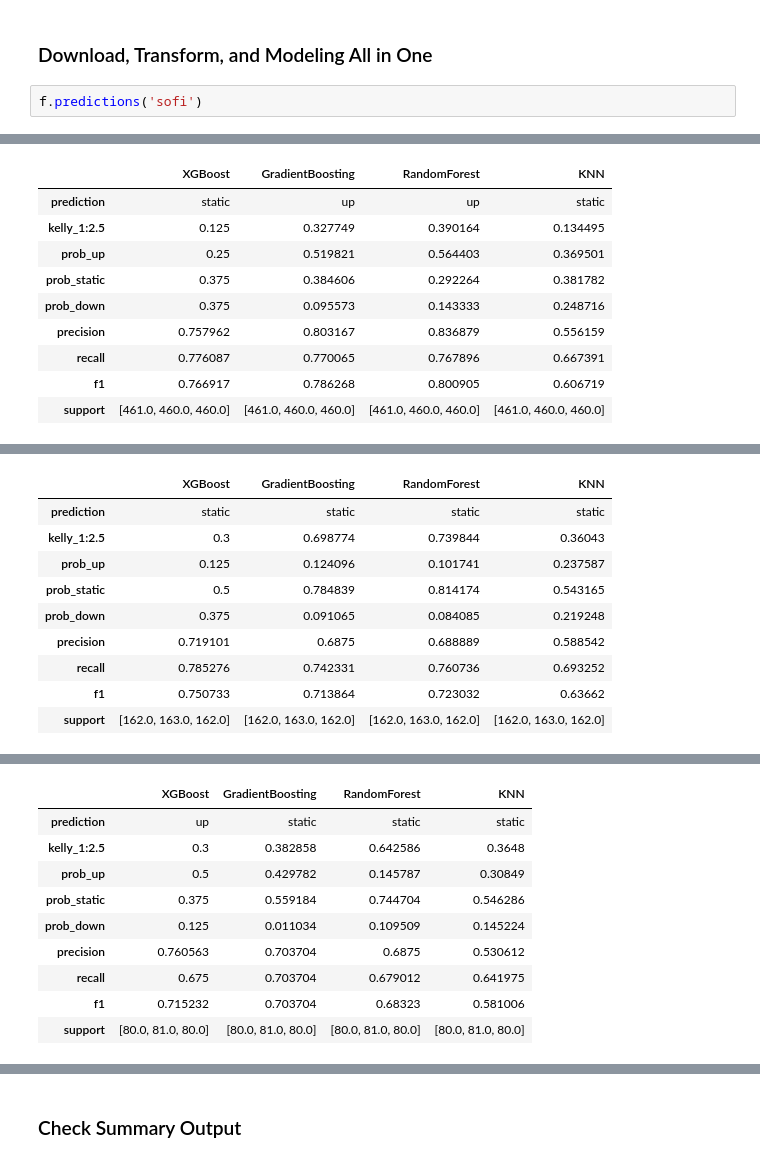
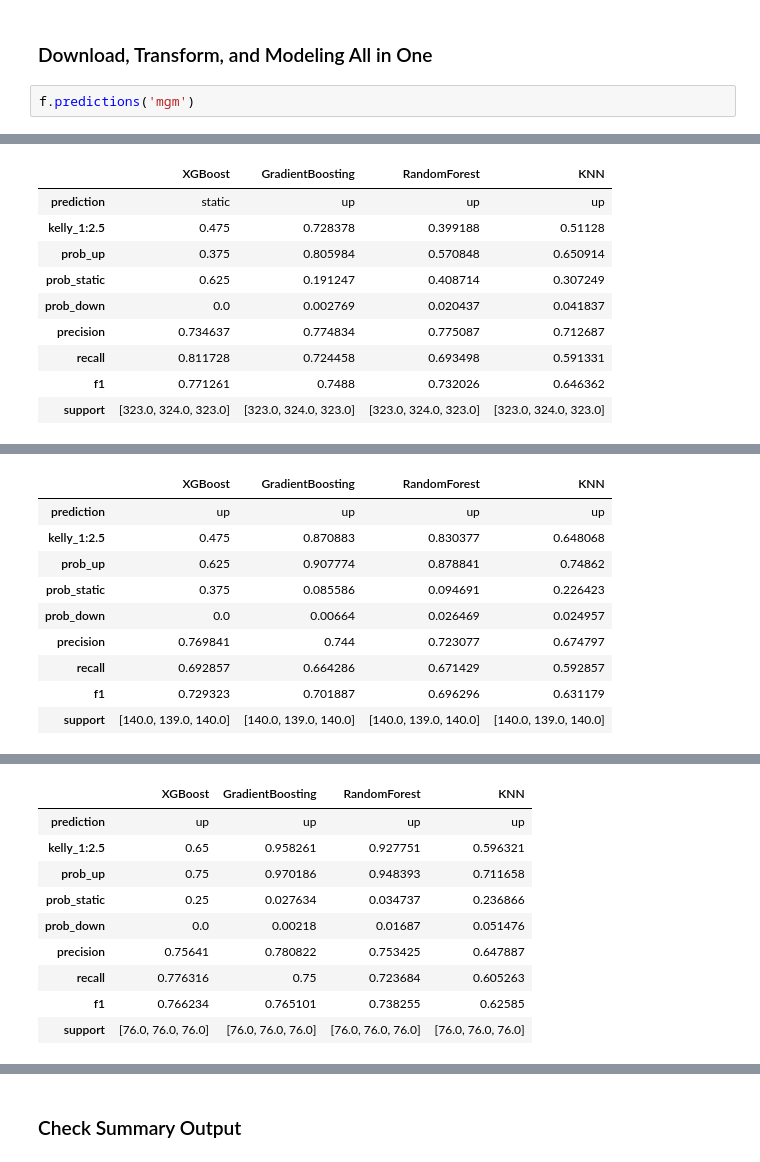
Before and after one commit to yuchild/stock_production, a Jupyter notebook: stock_next_time_frame_predictor.ipynb, the cells around one changed output, grey strips where cells are left out. Cells and saved outputs as stored; diff of their text form.

```diff
--- a/stock_next_time_frame_predictor.ipynb
+++ b/stock_next_time_frame_predictor.ipynb
@@ -40,5 +40,5 @@ from src import functions as f
 # %% [markdown]
 ### Download, Transform, and Modeling All in One
 # %%
-f.predictions('sofi')
+f.predictions('mgm')
 # %% [output]
@@ -46,10 +46,10 @@ SOFI 5m Interval Timestamp: 2024-10-18 15:39:56
 |  | XGBoost | GradientBoosting | RandomForest | KNN |
-| prediction | static | up | up | static |
-| kelly_1:2.5 | 0.125 | 0.327749 | 0.390164 | 0.134495 |
-| prob_up | 0.25 | 0.519821 | 0.564403 | 0.369501 |
-| prob_static | 0.375 | 0.384606 | 0.292264 | 0.381782 |
-| prob_down | 0.375 | 0.095573 | 0.143333 | 0.248716 |
-| precision | 0.757962 | 0.803167 | 0.836879 | 0.556159 |
-| recall | 0.776087 | 0.770065 | 0.767896 | 0.667391 |
-| f1 | 0.766917 | 0.786268 | 0.800905 | 0.606719 |
-| support | [461.0, 460.0, 460.0] | [461.0, 460.0, 460.0] | [461.0, 460.0, 460.0] | [461.0, 460.0, 460.0] |
+| prediction | static | up | up | up |
+| kelly_1:2.5 | 0.475 | 0.728378 | 0.399188 | 0.51128 |
+| prob_up | 0.375 | 0.805984 | 0.570848 | 0.650914 |
+| prob_static | 0.625 | 0.191247 | 0.408714 | 0.307249 |
+| prob_down | 0.0 | 0.002769 | 0.020437 | 0.041837 |
+| precision | 0.734637 | 0.774834 | 0.775087 | 0.712687 |
+| recall | 0.811728 | 0.724458 | 0.693498 | 0.591331 |
+| f1 | 0.771261 | 0.7488 | 0.732026 | 0.646362 |
+| support | [323.0, 324.0, 323.0] | [323.0, 324.0, 323.0] | [323.0, 324.0, 323.0] | [323.0, 324.0, 323.0] |
@@ -57,10 +57,10 @@ SOFI 15m Interval Timestamp: 2024-10-18 15:40:03
 |  | XGBoost | GradientBoosting | RandomForest | KNN |
-| prediction | static | static | static | static |
-| kelly_1:2.5 | 0.3 | 0.698774 | 0.739844 | 0.36043 |
-| prob_up | 0.125 | 0.124096 | 0.101741 | 0.237587 |
-| prob_static | 0.5 | 0.784839 | 0.814174 | 0.543165 |
-| prob_down | 0.375 | 0.091065 | 0.084085 | 0.219248 |
-| precision | 0.719101 | 0.6875 | 0.688889 | 0.588542 |
-| recall | 0.785276 | 0.742331 | 0.760736 | 0.693252 |
-| f1 | 0.750733 | 0.713864 | 0.723032 | 0.63662 |
-| support | [162.0, 163.0, 162.0] | [162.0, 163.0, 162.0] | [162.0, 163.0, 162.0] | [162.0, 163.0, 162.0] |
+| prediction | up | up | up | up |
+| kelly_1:2.5 | 0.475 | 0.870883 | 0.830377 | 0.648068 |
+| prob_up | 0.625 | 0.907774 | 0.878841 | 0.74862 |
+| prob_static | 0.375 | 0.085586 | 0.094691 | 0.226423 |
+| prob_down | 0.0 | 0.00664 | 0.026469 | 0.024957 |
+| precision | 0.769841 | 0.744 | 0.723077 | 0.674797 |
+| recall | 0.692857 | 0.664286 | 0.671429 | 0.592857 |
+| f1 | 0.729323 | 0.701887 | 0.696296 | 0.631179 |
+| support | [140.0, 139.0, 140.0] | [140.0, 139.0, 140.0] | [140.0, 139.0, 140.0] | [140.0, 139.0, 140.0] |
@@ -68,10 +68,10 @@ SOFI 30m Interval Timestamp: 2024-10-18 15:40:06
 |  | XGBoost | GradientBoosting | RandomForest | KNN |
-| prediction | up | static | static | static |
-| kelly_1:2.5 | 0.3 | 0.382858 | 0.642586 | 0.3648 |
-| prob_up | 0.5 | 0.429782 | 0.145787 | 0.30849 |
-| prob_static | 0.375 | 0.559184 | 0.744704 | 0.546286 |
-| prob_down | 0.125 | 0.011034 | 0.109509 | 0.145224 |
-| precision | 0.760563 | 0.703704 | 0.6875 | 0.530612 |
-| recall | 0.675 | 0.703704 | 0.679012 | 0.641975 |
-| f1 | 0.715232 | 0.703704 | 0.68323 | 0.581006 |
-| support | [80.0, 81.0, 80.0] | [80.0, 81.0, 80.0] | [80.0, 81.0, 80.0] | [80.0, 81.0, 80.0] |
+| prediction | up | up | up | up |
+| kelly_1:2.5 | 0.65 | 0.958261 | 0.927751 | 0.596321 |
+| prob_up | 0.75 | 0.970186 | 0.948393 | 0.711658 |
+| prob_static | 0.25 | 0.027634 | 0.034737 | 0.236866 |
+| prob_down | 0.0 | 0.00218 | 0.01687 | 0.051476 |
+| precision | 0.75641 | 0.780822 | 0.753425 | 0.647887 |
+| recall | 0.776316 | 0.75 | 0.723684 | 0.605263 |
+| f1 | 0.766234 | 0.765101 | 0.738255 | 0.62585 |
+| support | [76.0, 76.0, 76.0] | [76.0, 76.0, 76.0] | [76.0, 76.0, 76.0] | [76.0, 76.0, 76.0] |
```
Also changed, not shown: parts of 1 cell of this notebook, 42 other files.
